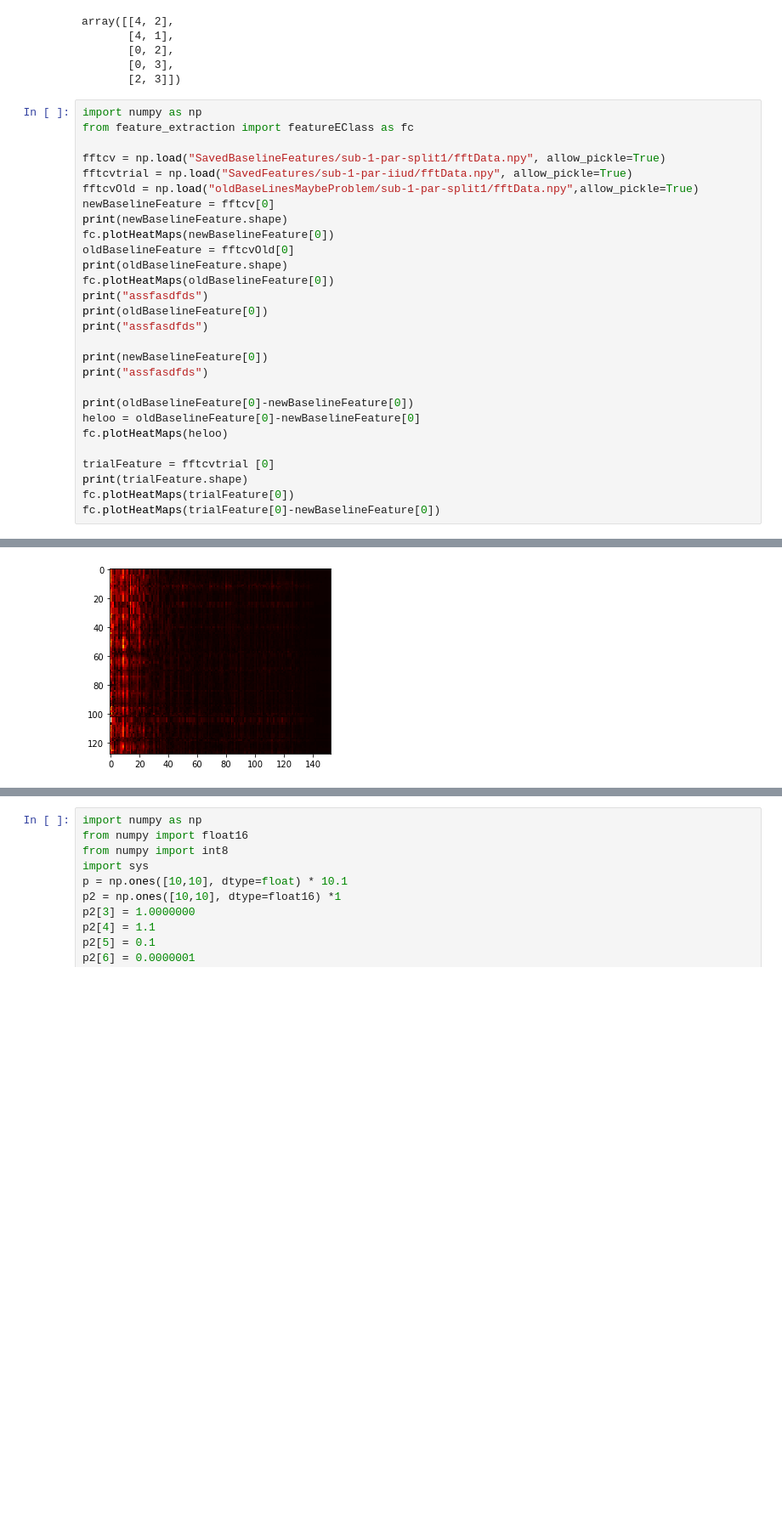
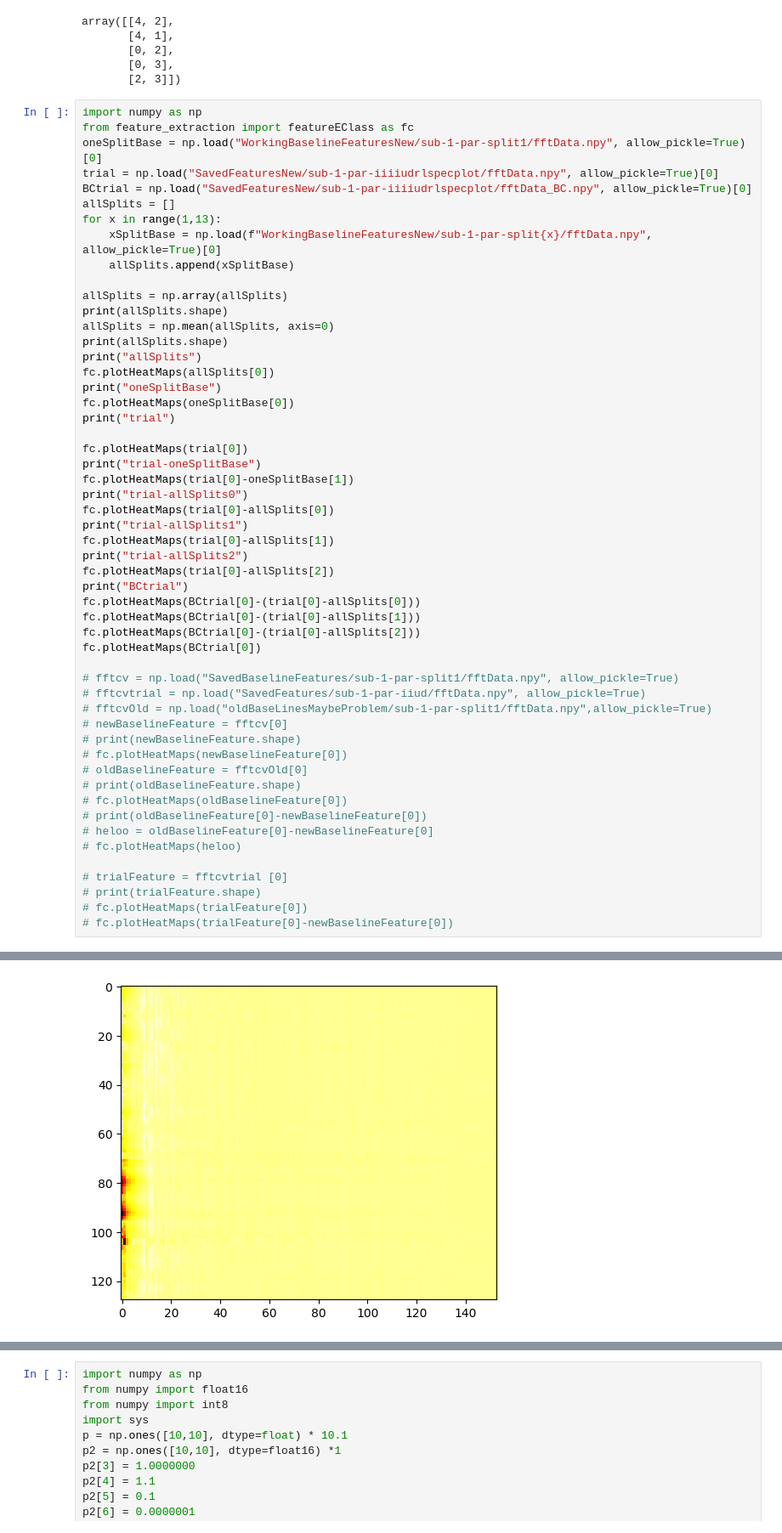
Before and after one commit to JuliaAlmaLuna/InnerSpeechEEGDecoding, a Jupyter notebook: test.ipynb, the cells around one changed output, grey strips where cells are left out. Shown: that part at 85% size. Drawn from its saved outputs; the diff is of its cells as text; blank space fills up the shorter version.

```diff
--- a/test.ipynb
+++ b/test.ipynb
@@ -301,29 +301,54 @@ array([[4, 2],
 # %%
 import numpy as np
 from feature_extraction import featureEClass as fc
+oneSplitBase = np.load("WorkingBaselineFeaturesNew/sub-1-par-split1/fftData.npy", allow_pickle=True)[0]
+trial = np.load("SavedFeaturesNew/sub-1-par-iiiiudrlspecplot/fftData.npy", allow_pickle=True)[0]
+BCtrial = np.load("SavedFeaturesNew/sub-1-par-iiiiudrlspecplot/fftData_BC.npy", allow_pickle=True)[0]
+allSplits = []
+for x in range(1,13):
+    xSplitBase = np.load(f"WorkingBaselineFeaturesNew/sub-1-par-split{x}/fftData.npy", allow_pickle=True)[0]
+    allSplits.append(xSplitBase)
 
-fftcv = np.load("SavedBaselineFeatures/sub-1-par-split1/fftData.npy", allow_pickle=True)
-fftcvtrial = np.load("SavedFeatures/sub-1-par-iiud/fftData.npy", allow_pickle=True)
-fftcvOld = np.load("oldBaseLinesMaybeProblem/sub-1-par-split1/fftData.npy",allow_pickle=True)
-newBaselineFeature = fftcv[0]
-print(newBaselineFeature.shape)
-fc.plotHeatMaps(newBaselineFeature[0])
-oldBaselineFeature = fftcvOld[0]
-print(oldBaselineFeature.shape)
-fc.plotHeatMaps(oldBaselineFeature[0])
-print("assfasdfds")
-print(oldBaselineFeature[0])
-print("assfasdfds")
+allSplits = np.array(allSplits)
+print(allSplits.shape)
+allSplits = np.mean(allSplits, axis=0)
+print(allSplits.shape)
+print("allSplits")
+fc.plotHeatMaps(allSplits[0])
+print("oneSplitBase")
+fc.plotHeatMaps(oneSplitBase[0])
+print("trial")
 
-print(newBaselineFeature[0])
-print("assfasdfds")
+fc.plotHeatMaps(trial[0])
+print("trial-oneSplitBase")
+fc.plotHeatMaps(trial[0]-oneSplitBase[1])
+print("trial-allSplits0")
+fc.plotHeatMaps(trial[0]-allSplits[0])
+print("trial-allSplits1")
+fc.plotHeatMaps(trial[0]-allSplits[1])
+print("trial-allSplits2")
+fc.plotHeatMaps(trial[0]-allSplits[2])
+print("BCtrial")
+fc.plotHeatMaps(BCtrial[0]-(trial[0]-allSplits[0]))
+fc.plotHeatMaps(BCtrial[0]-(trial[0]-allSplits[1]))
+fc.plotHeatMaps(BCtrial[0]-(trial[0]-allSplits[2]))
+fc.plotHeatMaps(BCtrial[0])
 
-print(oldBaselineFeature[0]-newBaselineFeature[0])
-heloo = oldBaselineFeature[0]-newBaselineFeature[0]
-fc.plotHeatMaps(heloo)
+# fftcv = np.load("SavedBaselineFeatures/sub-1-par-split1/fftData.npy", allow_pickle=True)
+# fftcvtrial = np.load("SavedFeatures/sub-1-par-iiud/fftData.npy", allow_pickle=True)
+# fftcvOld = np.load("oldBaseLinesMaybeProblem/sub-1-par-split1/fftData.npy",allow_pickle=True)
+# newBaselineFeature = fftcv[0]
+# print(newBaselineFeature.shape)
+# fc.plotHeatMaps(newBaselineFeature[0])
+# oldBaselineFeature = fftcvOld[0]
+# print(oldBaselineFeature.shape)
+# fc.plotHeatMaps(oldBaselineFeature[0])
+# print(oldBaselineFeature[0]-newBaselineFeature[0])
+# heloo = oldBaselineFeature[0]-newBaselineFeature[0]
+# fc.plotHeatMaps(heloo)
 
-trialFeature = fftcvtrial [0]
-print(trialFeature.shape)
-fc.plotHeatMaps(trialFeature[0])
-fc.plotHeatMaps(trialFeature[0]-newBaselineFeature[0])
+# trialFeature = fftcvtrial [0]
+# print(trialFeature.shape)
+# fc.plotHeatMaps(trialFeature[0])
+# fc.plotHeatMaps(trialFeature[0]-newBaselineFeature[0])
 # %% [output]
@@ -353 +364 @@ assfasdfds
-[figure, old version]
+[figure, new version]
```
Also changed, not shown: parts of 2 cells of this notebook, 7 other files.
